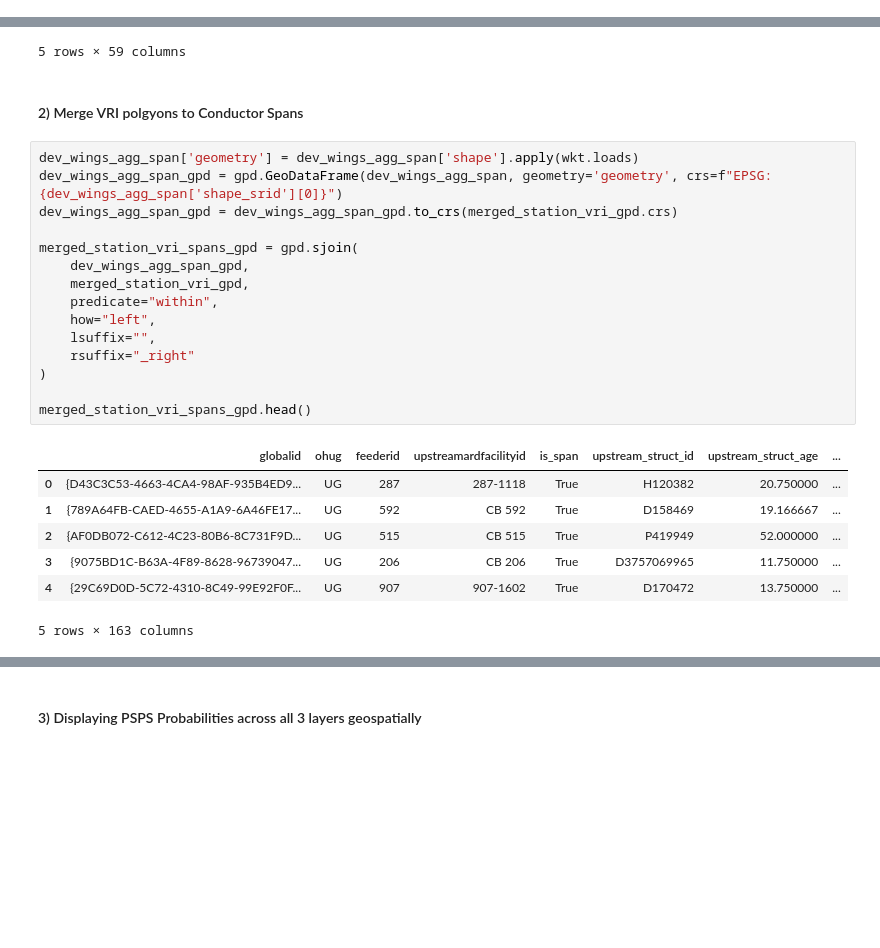
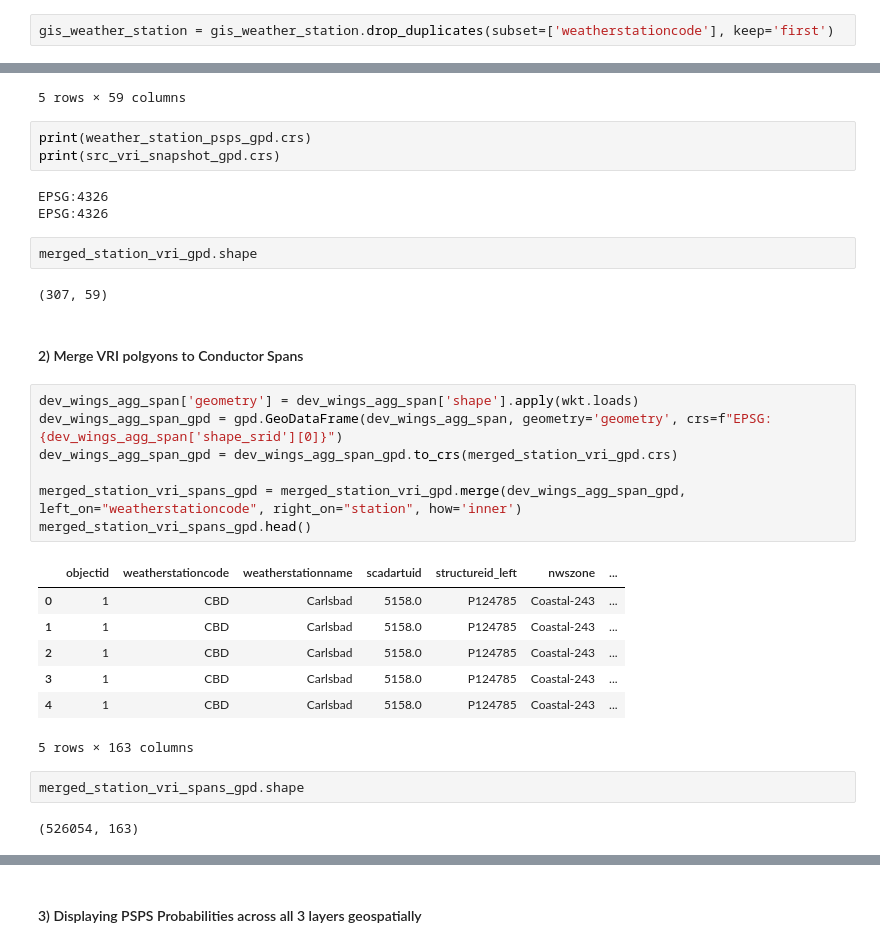
Before and after one commit to gkao25/dsc180a-wildfire, a Jupyter notebook: DSC_180A_Project1_Steven_Sahar.ipynb, the cells around one changed output, grey strips where cells are left out. Cells and saved outputs as stored; diff of their text form; blank space fills up the shorter version.

```diff
--- a/DSC_180A_Project1_Steven_Sahar.ipynb
+++ b/DSC_180A_Project1_Steven_Sahar.ipynb
@@ -32,6 +32,8 @@ gis_weather_station.head()
 | 3 | 208 | ROV | Rim of the Valley | 4818.0 | Z416170 | Inland Valley-250 | 3.0 | ... |
 | 4 | 5 | CHO | Chollas Lake | 5182.0 | P970712 | Inland Valley-250 | 1.0 | ... |
 5 rows × 27 columns
+# %%
+gis_weather_station = gis_weather_station.drop_duplicates(subset=['weatherstationcode'], keep='first')
 # %%
 station_summary_snapshot.head()
 # %% [output]
@@ -568,28 +573,34 @@ merged_station_vri_gpd.head()
 | 1 | 2 | CCR | Cuca Ranch | 1915.0 | Z118027 | Mountain-258 | ... |
 | 2 | 3 | CES | Country Estates | 1995.0 | Z416611 | Inland Valley-250 | ... |
 5 rows × 59 columns
+# %%
+print(weather_station_psps_gpd.crs)
+print(src_vri_snapshot_gpd.crs)
+# %% [output]
+EPSG:4326
+EPSG:4326
+# %%
+merged_station_vri_gpd.shape
+# %% [output]
+(307, 59)
 # %% [markdown]
 #### 2) Merge VRI polgyons to Conductor Spans
 # %%
 dev_wings_agg_span['geometry'] = dev_wings_agg_span['shape'].apply(wkt.loads)
 dev_wings_agg_span_gpd = gpd.GeoDataFrame(dev_wings_agg_span, geometry='geometry', crs=f"EPSG:{dev_wings_agg_span['shape_srid'][0]}")
 dev_wings_agg_span_gpd = dev_wings_agg_span_gpd.to_crs(merged_station_vri_gpd.crs)
 
-merged_station_vri_spans_gpd = gpd.sjoin(
-    dev_wings_agg_span_gpd,
-    merged_station_vri_gpd,
-    predicate="within",
-    how="left",
-    lsuffix="",
-    rsuffix="_right"
-)
-
+merged_station_vri_spans_gpd = merged_station_vri_gpd.merge(dev_wings_agg_span_gpd, left_on="weatherstationcode", right_on="station", how='inner')
 merged_station_vri_spans_gpd.head()
 # %% [output]
-|  | globalid | ohug | feederid | upstreamardfacilityid | is_span | upstream_struct_id | upstream_struct_age | ... |
-| 0 | {D43C3C53-4663-4CA4-98AF-935B4ED9... | UG | 287 | 287-1118 | True | H120382 | 20.750000 | ... |
-| 1 | {789A64FB-CAED-4655-A1A9-6A46FE17... | UG | 592 | CB 592 | True | D158469 | 19.166667 | ... |
-| 2 | {AF0DB072-C612-4C23-80B6-8C731F9D... | UG | 515 | CB 515 | True | P419949 | 52.000000 | ... |
-| 3 | {9075BD1C-B63A-4F89-8628-96739047... | UG | 206 | CB 206 | True | D3757069965 | 11.750000 | ... |
-| 4 | {29C69D0D-5C72-4310-8C49-99E92F0F... | UG | 907 | 907-1602 | True | D170472 | 13.750000 | ... |
+|  | objectid | weatherstationcode | weatherstationname | scadartuid | structureid_left | nwszone | ... |
+| 0 | 1 | CBD | Carlsbad | 5158.0 | P124785 | Coastal-243 | ... |
+| 1 | 1 | CBD | Carlsbad | 5158.0 | P124785 | Coastal-243 | ... |
+| 2 | 1 | CBD | Carlsbad | 5158.0 | P124785 | Coastal-243 | ... |
+| 3 | 1 | CBD | Carlsbad | 5158.0 | P124785 | Coastal-243 | ... |
+| 4 | 1 | CBD | Carlsbad | 5158.0 | P124785 | Coastal-243 | ... |
 5 rows × 163 columns
+# %%
+merged_station_vri_spans_gpd.shape
+# %% [output]
+(526054, 163)
```
Also changed, not shown: parts of 30 cells of this notebook.
